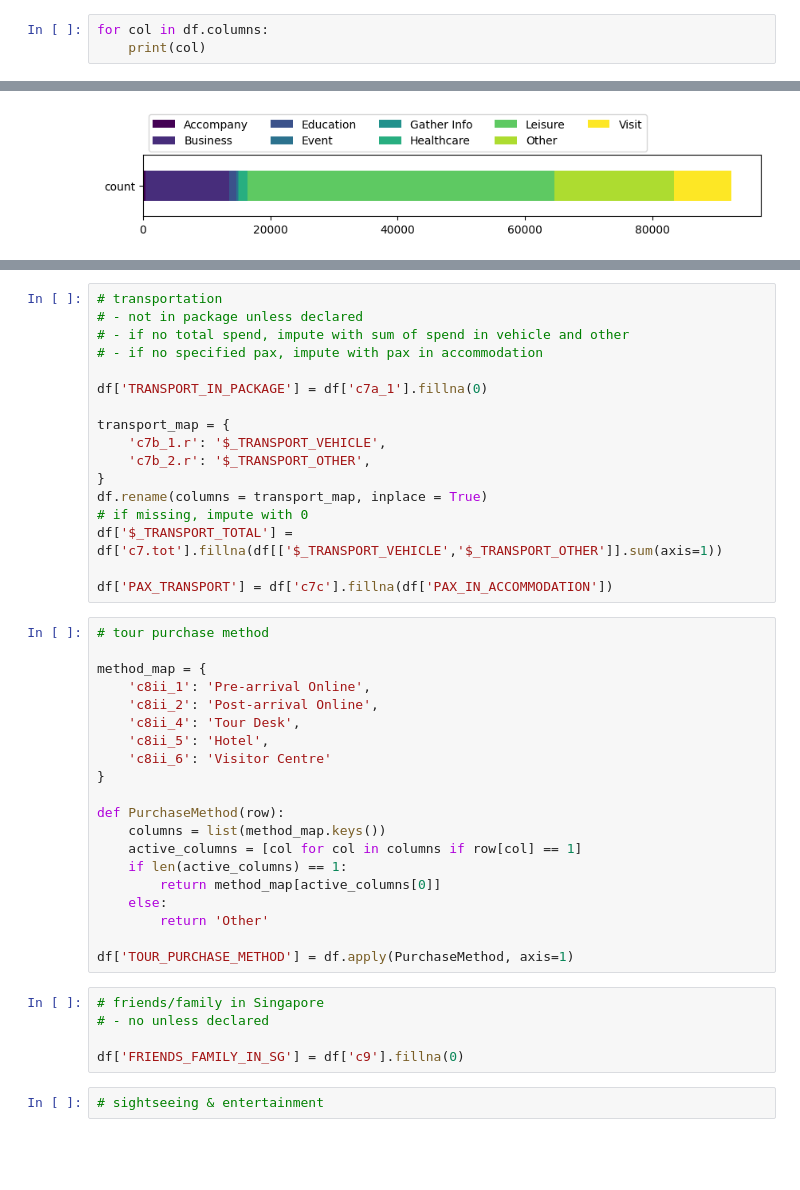
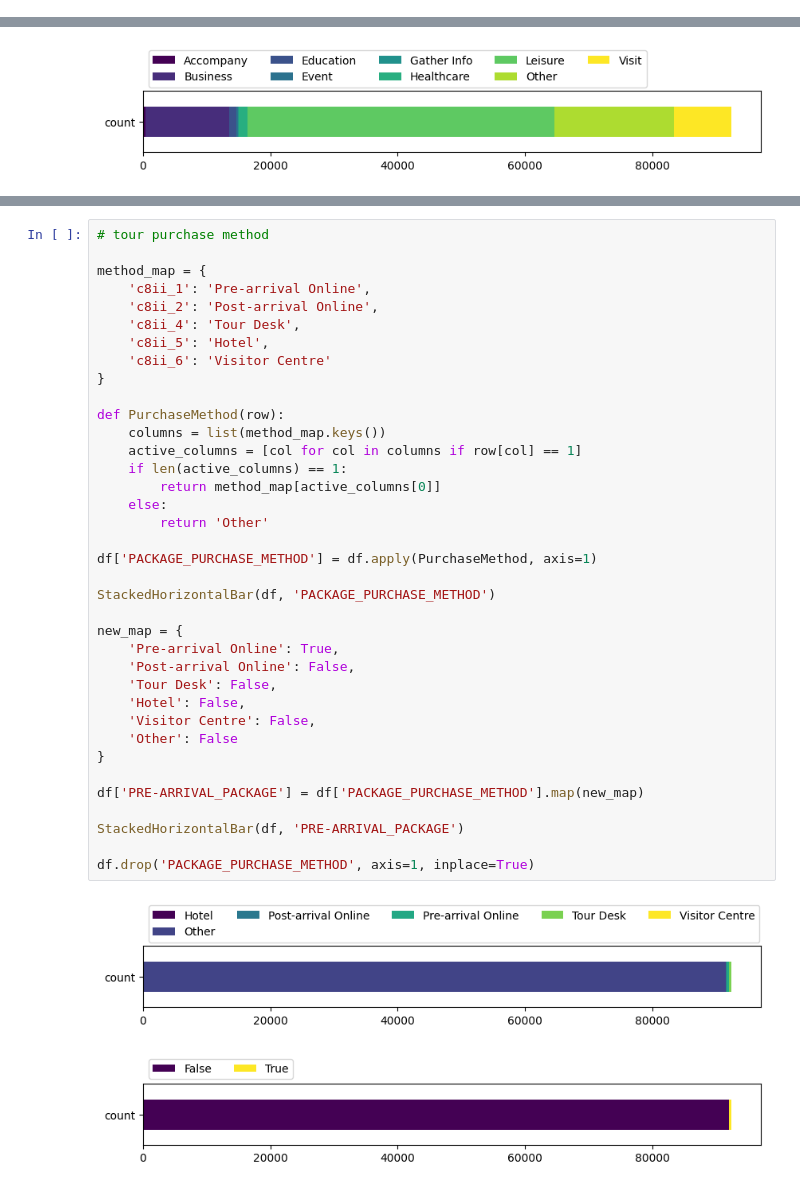
Before and after one commit to arushisinha98/data-explorer, a Jupyter notebook: notebooks/CleanOVS.ipynb, the cells around one changed output, grey strips where cells are left out. Drawn from its saved outputs; the diff is of its cells as text; blank space fills up the shorter version.

```diff
--- a/notebooks/CleanOVS.ipynb
+++ b/notebooks/CleanOVS.ipynb
@@ -38,3 +10,0 @@ for ii, col in enumerate(selected_cols.columns):
-# %%
-for col in df.columns:
-    print(col)
@@ -668,44 +586,40 @@ df['PAX_DINING'] = df['c6d'].fillna(df['PAX_IN_ACCOMMODATION'])
-# %%
-# transportation
-# - not in package unless declared
-# - if no total spend, impute with sum of spend in vehicle and other
-# - if no specified pax, impute with pax in accommodation
-
-df['TRANSPORT_IN_PACKAGE'] = df['c7a_1'].fillna(0)
-
-transport_map = {
-    'c7b_1.r': '$_TRANSPORT_VEHICLE',
-    'c7b_2.r': '$_TRANSPORT_OTHER',
-}
-df.rename(columns = transport_map, inplace = True)
-# if missing, impute with 0
-df['$_TRANSPORT_TOTAL'] = df['c7.tot'].fillna(df[['$_TRANSPORT_VEHICLE','$_TRANSPORT_OTHER']].sum(axis=1))
-
-df['PAX_TRANSPORT'] = df['c7c'].fillna(df['PAX_IN_ACCOMMODATION'])
 # %%
 # tour purchase method
 
 method_map = {
     'c8ii_1': 'Pre-arrival Online',
     'c8ii_2': 'Post-arrival Online',
     'c8ii_4': 'Tour Desk',
     'c8ii_5': 'Hotel',
     'c8ii_6': 'Visitor Centre'
 }
 
 def PurchaseMethod(row):
     columns = list(method_map.keys())
     active_columns = [col for col in columns if row[col] == 1]
     if len(active_columns) == 1:
         return method_map[active_columns[0]]
     else:
         return 'Other'
 
-df['TOUR_PURCHASE_METHOD'] = df.apply(PurchaseMethod, axis=1)
+df['PACKAGE_PURCHASE_METHOD'] = df.apply(PurchaseMethod, axis=1)
+
+StackedHorizontalBar(df, 'PACKAGE_PURCHASE_METHOD')
+
+new_map = {
+    'Pre-arrival Online': True,
+    'Post-arrival Online': False,
+    'Tour Desk': False,
+    'Hotel': False,
+    'Visitor Centre': False,
+    'Other': False
+}
+
+df['PRE-ARRIVAL_PACKAGE'] = df['PACKAGE_PURCHASE_METHOD'].map(new_map)
+
+StackedHorizontalBar(df, 'PRE-ARRIVAL_PACKAGE')
+
+df.drop('PACKAGE_PURCHASE_METHOD', axis=1, inplace=True)
+# %% [output]
+[figure, added]
+[figure, added]
-# %%
-# friends/family in Singapore
-# - no unless declared
-
-df['FRIENDS_FAMILY_IN_SG'] = df['c9'].fillna(0)
-# %%
-# sightseeing & entertainment
```
Also changed, not shown: parts of 28 cells of this notebook, 2 other files.
